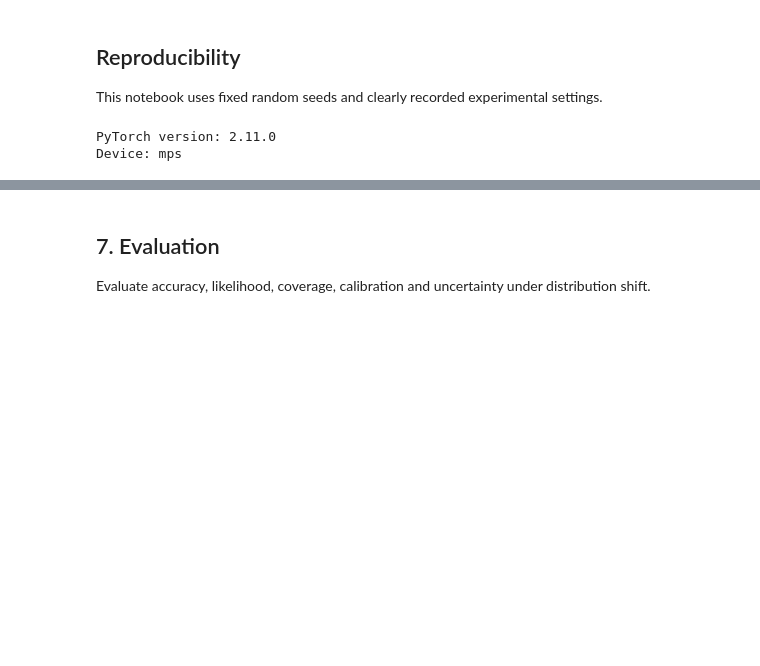
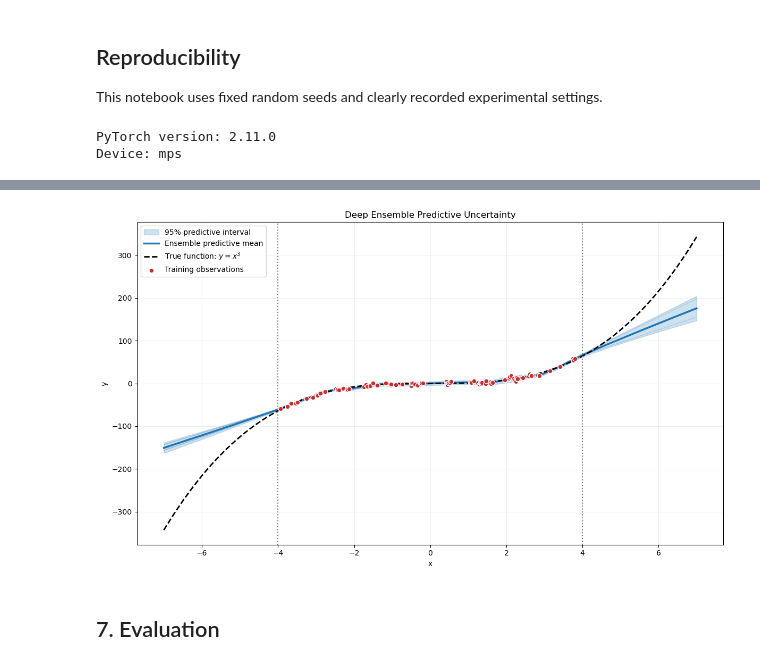
Before and after one commit to nakulpandit/MSc-UQ-Deep-Ensembles-ACCRUE, a Jupyter notebook: deep_ensembles.ipynb, the cells around one changed output, grey strips where cells are left out. Cells and saved outputs as stored; diff of their text form; code cells hidden in the pictures; blank space fills up the shorter version.

```diff
--- a/deep_ensembles.ipynb
+++ b/deep_ensembles.ipynb
@@ -57,4 +539,74 @@ Calculate the ensemble mean, aleatoric uncertainty, epistemic uncertainty and to
+# %%
+plt.figure(figsize=(12, 7))
+
+# Plot individual member means
+for member_index in range(ENSEMBLE_SIZE):
+    plt.plot(
+        x_test[:, 0],
+        member_means[member_index],
+        color="tab:blue",
+        alpha=0.18,
+        linewidth=1,
+    )
+
+plt.fill_between(
+    x_test[:, 0],
+    lower_95,
+    upper_95,
+    color="tab:blue",
+    alpha=0.22,
+    label="95% predictive interval",
+)
+
+plt.plot(
+    x_test[:, 0],
+    ensemble_mean,
+    color="tab:blue",
+    linewidth=2.5,
+    label="Ensemble predictive mean",
+)
+
+plt.plot(
+    x_test[:, 0],
+    y_test_true[:, 0],
+    color="black",
+    linestyle="--",
+    linewidth=2,
+    label=r"True function: $y=x^3$",
+)
+
+plt.scatter(
+    x_train[:, 0],
+    y_train[:, 0],
+    color="tab:red",
+    edgecolor="white",
+    s=40,
+    zorder=5,
+    label="Training observations",
+)
+
+plt.axvline(
+    X_TRAIN_MIN,
+    color="grey",
+    linestyle=":",
+    linewidth=1.5,
+)
+
+plt.axvline(
+    X_TRAIN_MAX,
+    color="grey",
+    linestyle=":",
+    linewidth=1.5,
+)
+
+plt.xlabel("x")
+plt.ylabel("y")
+plt.title("Deep Ensemble Predictive Uncertainty")
+plt.legend()
+plt.grid(alpha=0.2)
+plt.tight_layout()
+plt.show()
+# %% [output]
+[figure, added]
 # %% [markdown]
 ## 7. Evaluation
-
-Evaluate accuracy, likelihood, coverage, calibration and uncertainty under distribution shift.
```
Also changed, not shown: parts of 31 cells of this notebook.
